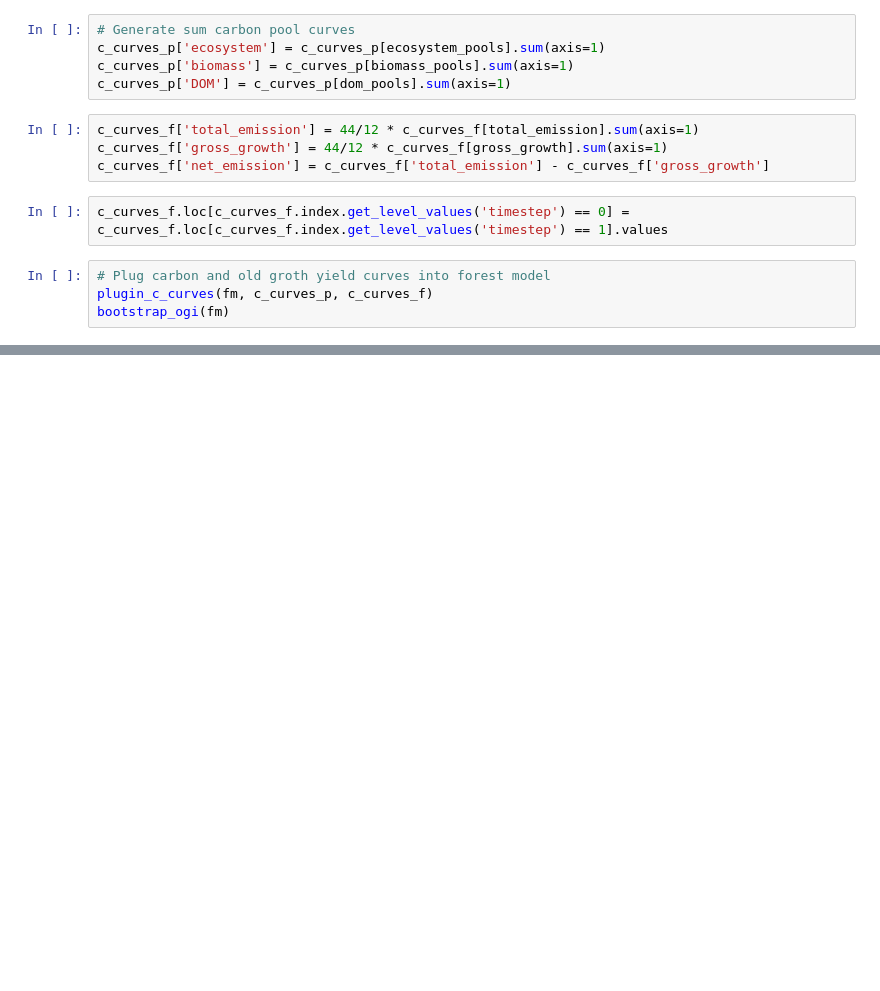
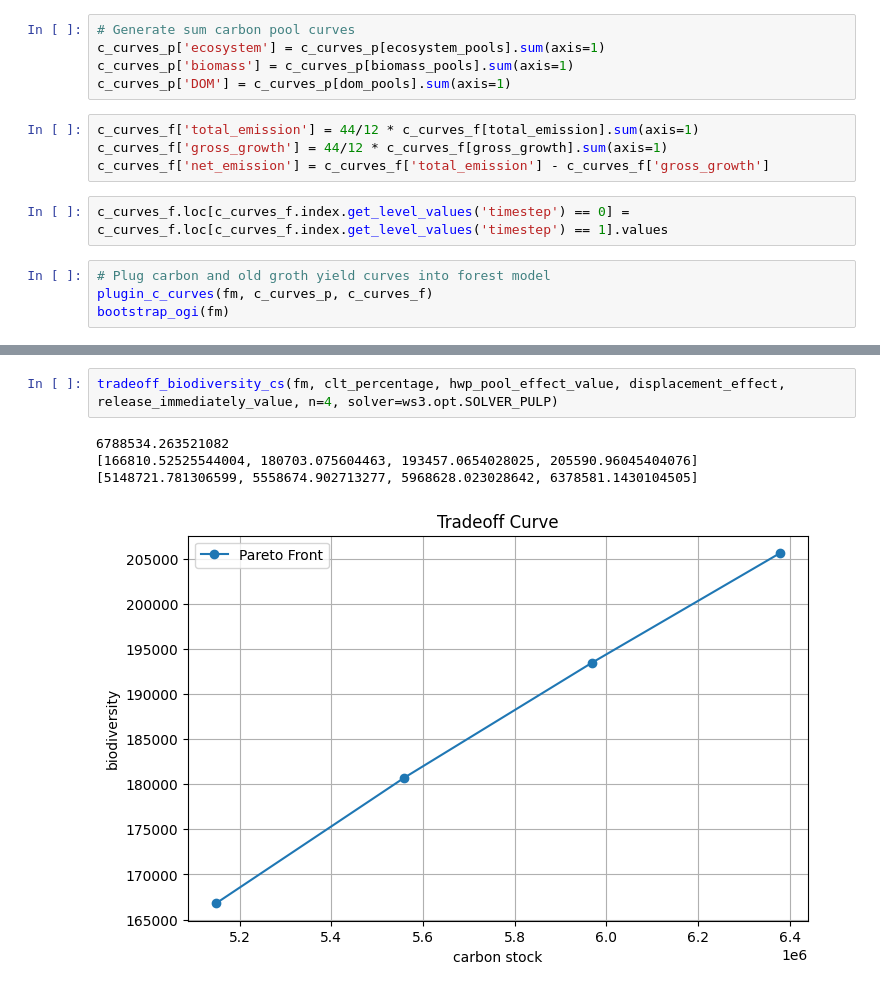
Before and after one commit to UBC-FRESH/ecotrust-dss, a Jupyter notebook: dss_build_scenarios_loop.ipynb, the cells around one changed output, grey strips where cells are left out. Cells and saved outputs as stored; diff of their text form; blank space fills up the shorter version.

Commit message:
generating tradeoff curves

```diff
--- a/dss_build_scenarios_loop.ipynb
+++ b/dss_build_scenarios_loop.ipynb
@@ -550,0 +474,7 @@ running business as usual scenario
+# %%
+tradeoff_biodiversity_cs(fm, clt_percentage, hwp_pool_effect_value, displacement_effect, release_immediately_value, n=4, solver=ws3.opt.SOLVER_PULP)
+# %% [output]
+6788534.263521082
+[166810.52525544004, 180703.075604463, 193457.0654028025, 205590.96045404076]
+[5148721.781306599, 5558674.902713277, 5968628.023028642, 6378581.1430104505]
+[figure, added]
```
Also changed, not shown: parts of 5 cells of this notebook, 1 other file.
